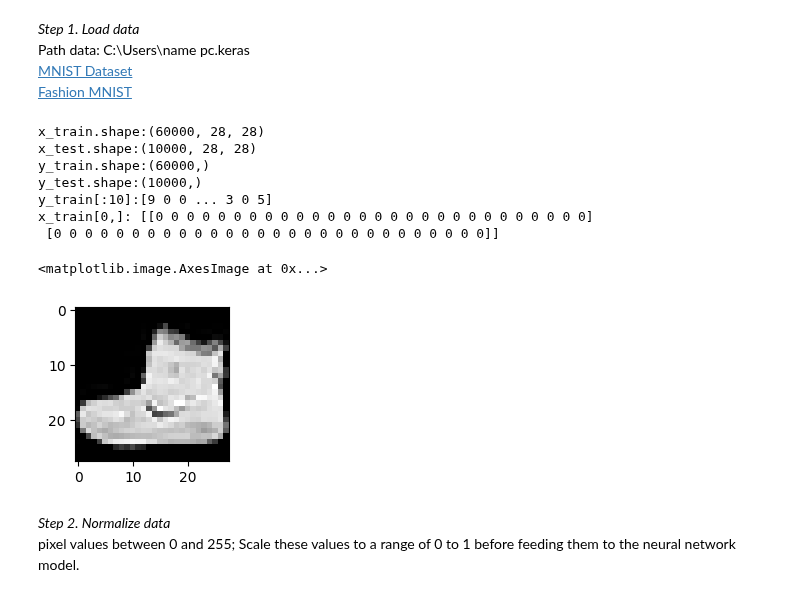
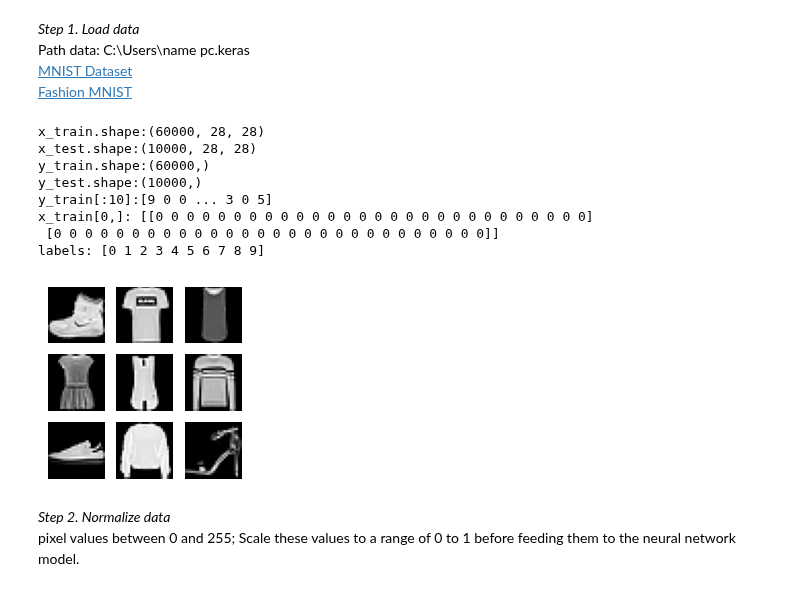
Before and after one commit to RezaSaadatyar/Deep-Learning-in-python, a Jupyter notebook: Optimizer/Optimizer_DL.ipynb, the cells around one changed output. Saved outputs shown, nothing was run; the diff lists cells and outputs as text; code cells hidden in the pictures.

```diff
--- a/Optimizer/Optimizer_DL.ipynb
+++ b/Optimizer/Optimizer_DL.ipynb
@@ -23,6 +23,8 @@ print(f"y_train.shape:{y_train.shape}")
 print(f"y_test.shape:{y_test.shape}")                                           # (10000,) = (Number of label)
 print(f"y_train[:10]:{y_train}")                                                # Train labels
 print(f"x_train[0,]: {x_train[0, 0:2, :]}")                                     # (Image 0, 0:2 out of 28, 28) ==> Ankle boot
+labels = np.unique(y_train)
+print(f"labels: {labels}")
 # %% [output]
 x_train.shape:(60000, 28, 28)
 x_test.shape:(10000, 28, 28)
@@ -31,12 +33,16 @@ y_test.shape:(10000,)
 y_train[:10]:[9 0 0 ... 3 0 5]
 x_train[0,]: [[0 0 0 0 0 0 0 0 0 0 0 0 0 0 0 0 0 0 0 0 0 0 0 0 0 0 0 0]
  [0 0 0 0 0 0 0 0 0 0 0 0 0 0 0 0 0 0 0 0 0 0 0 0 0 0 0 0]]
+labels: [0 1 2 3 4 5 6 7 8 9]
-# %%
-fig, ax = plt.subplots(figsize=(3, 2))
-ax.imshow(x_train[0,], cmap="gray")
-# %% [output]
-<matplotlib.image.AxesImage at 0x...>
-[figure, removed]
+# %%
+plt.figure(figsize=(2.5, 2.5))
+for i in range(len(labels)-1):
+    ax = plt.subplot(3, 3, i + 1)
+    plt.imshow(x_train[i, :, :], cmap='gray')
+    plt.autoscale(axis="both", tight=True, enable=True)
+    plt.axis("off")
+# %% [output]
+[figure, added]
 # %% [markdown]
 *Step 2. Normalize data*<br/>
 pixel values between 0 and 255; Scale these values to a range of 0 to 1 before feeding them to the neural network model.
```
Also changed, not shown: parts of 11 cells of this notebook.
